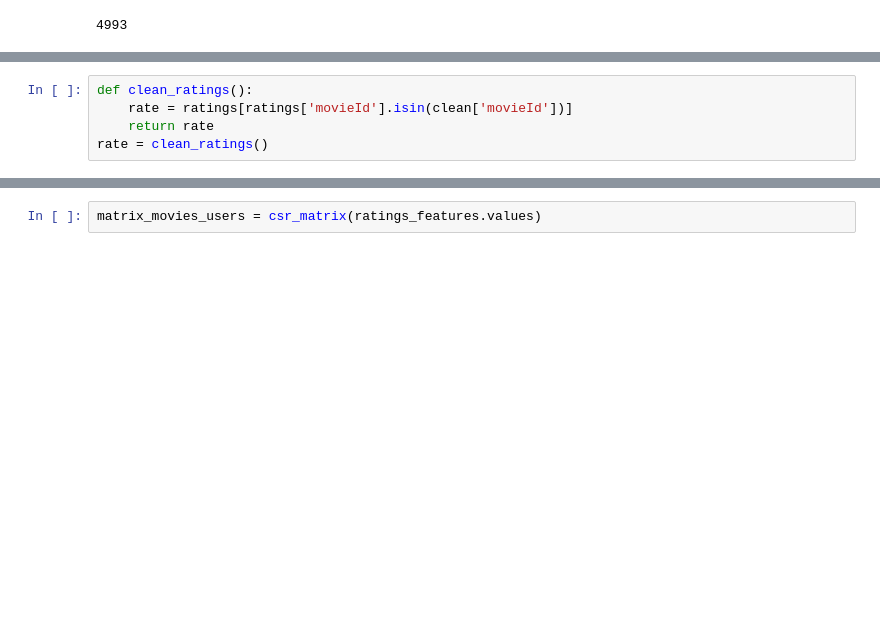
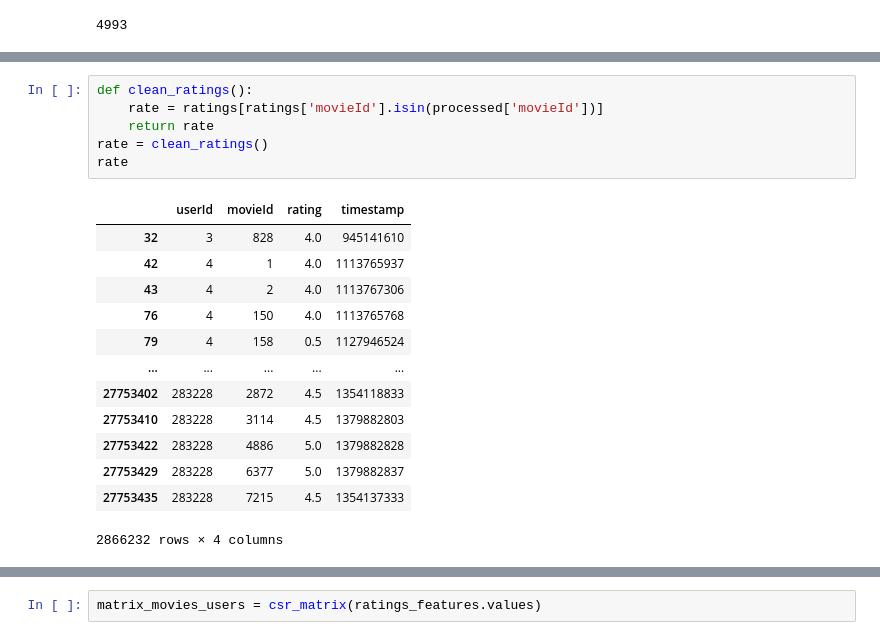
Before and after one commit to CyrilleKolle/movie_recommendation, a Jupyter notebook: code/1_2_gles_matrix.ipynb, the cells around one changed output, grey strips where cells are left out. Cells and saved outputs as stored; diff of their text form; blank space fills up the shorter version.

```diff
--- a/code/1_2_gles_matrix.ipynb
+++ b/code/1_2_gles_matrix.ipynb
@@ -281,9 +288,24 @@ clean.head()
 2730 rows × 5 columns
 # %%
 def clean_ratings():
-    rate = ratings[ratings['movieId'].isin(clean['movieId'])]
+    rate = ratings[ratings['movieId'].isin(processed['movieId'])]
     return rate
 rate = clean_ratings()
+rate
+# %% [output]
+|  | userId | movieId | rating | timestamp |
+| 32 | 3 | 828 | 4.0 | 945141610 |
+| 42 | 4 | 1 | 4.0 | 1113765937 |
+| 43 | 4 | 2 | 4.0 | 1113767306 |
+| 76 | 4 | 150 | 4.0 | 1113765768 |
+| 79 | 4 | 158 | 0.5 | 1127946524 |
+| ... | ... | ... | ... | ... |
+| 27753402 | 283228 | 2872 | 4.5 | 1354118833 |
+| 27753410 | 283228 | 3114 | 4.5 | 1379882803 |
+| 27753422 | 283228 | 4886 | 5.0 | 1379882828 |
+| 27753429 | 283228 | 6377 | 5.0 | 1379882837 |
+| 27753435 | 283228 | 7215 | 4.5 | 1354137333 |
+2866232 rows × 4 columns
 # %%
 ratings_features = rate.pivot(columns='userId', index='movieId', values='rating').fillna(0)
 # ratings_features = ratings_features.apply(lambda x: x.fillna(0), axis=1)
```
Also changed, not shown: parts of 14 cells of this notebook.
